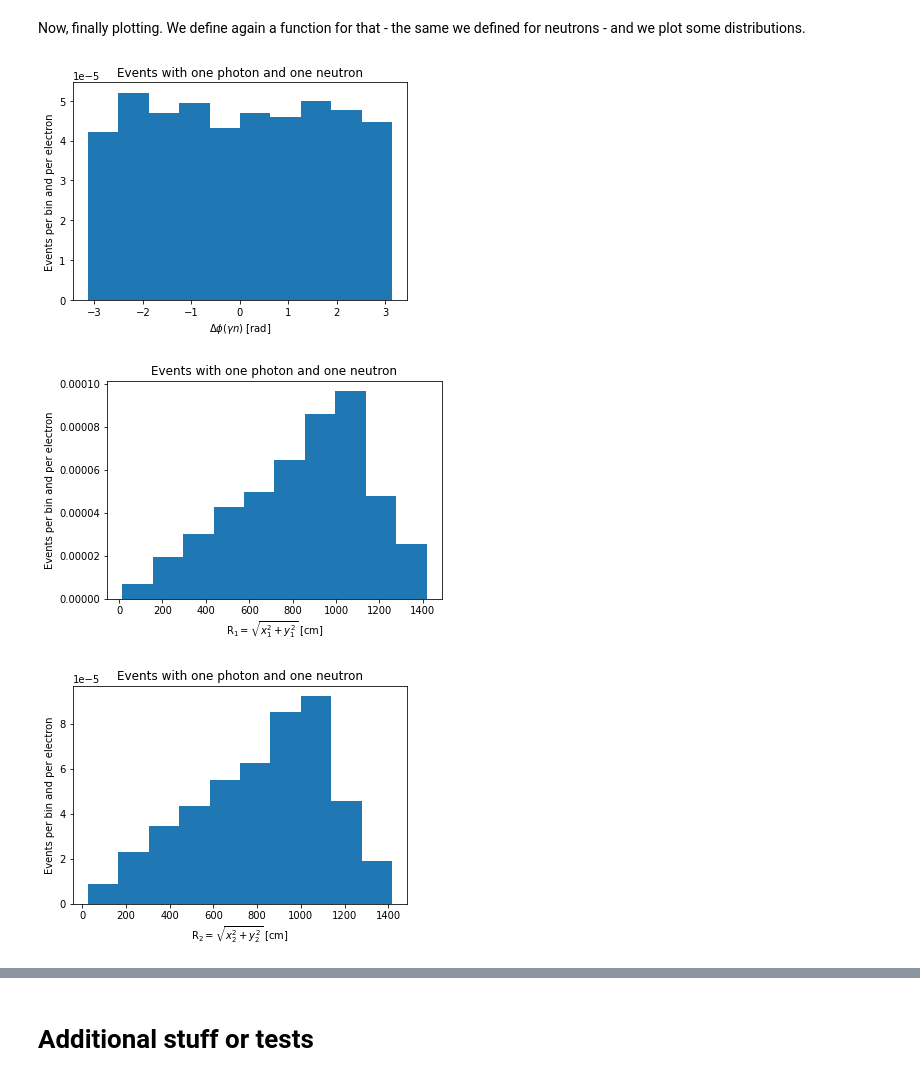
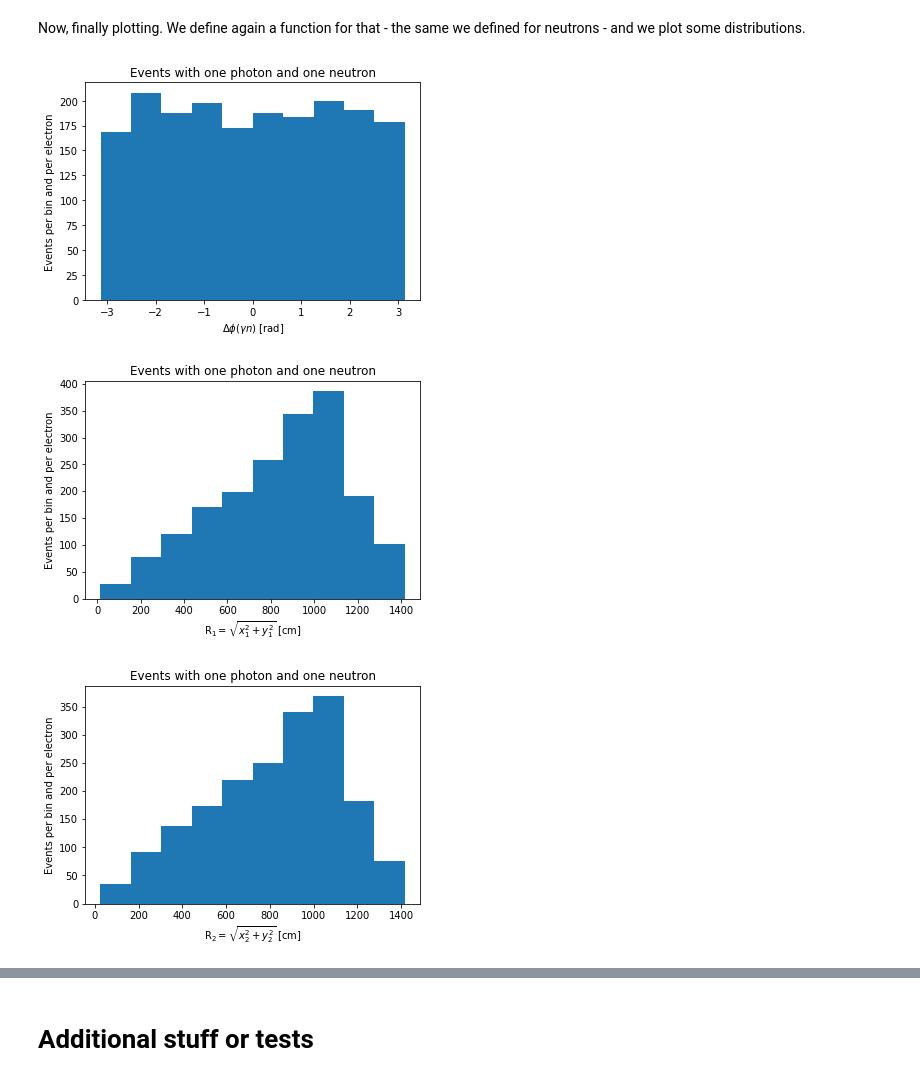
Before and after one commit to NTrevisani/LUXE-NPOD, a Jupyter notebook: Test1.ipynb, the cells around one changed output, grey strips where cells are left out. Drawn from its saved outputs; the diff is of its cells as text; code cells hidden in the pictures.

```diff
--- a/Test1.ipynb
+++ b/Test1.ipynb
@@ -78,23 +94,16 @@ files_list = [
 # %% [markdown]
 Read all the files at the same time. To reduce the memory needed, we load them one by one, selecting only events with the correct detid. We then concatenate the data frames associated to each file.
 # %%
-opening_list = [
-    phase0_folder + "e0ppw_3_0_0_particles_g4.root:Tracks",
-    phase0_folder + "e0ppw_3_0_1_particles_g4.root:Tracks",
-    phase0_folder + "e0ppw_3_0_2_particles_g4.root:Tracks",
-    phase0_folder + "e0ppw_3_0_3_particles_g4.root:Tracks",
-]
-
-# df=pd.DataFrame()
+# df=pd.DataFrame()º
 Tracks = uproot.open(opening_list[0])
 df_tmp = Tracks.arrays(["E", "pdg","detid","weight","theta","phi","vtxx","vtxy","vtxz","px","py","pz","x","y","z"], library="pd")
-df_bsm = df_tmp[df_tmp["detid"]==9000]
+df_bsm = df_tmp[(df_tmp["detid"]==9000) & (df_tmp["E"]>energy_cut)]
 df_bsm.head(10)
 
 for i in range(1, len(opening_list)):
     Tracks = uproot.open(opening_list[i])
     df_tmp = Tracks.arrays(["E", "pdg","detid","weight","theta","phi","vtxx","vtxy","vtxz","px","py","pz","x","y","z"], library="pd")
-    df_tmp_bsm = df_tmp[df_tmp["detid"]==9000]
+    df_tmp_bsm = df_tmp[(df_tmp["detid"]==9000) & (df_tmp["E"]>energy_cut)]
     df_bsm.append(df_tmp_bsm)
 # %% [markdown]
 ## Background studies
@@ -374,7 +365,7 @@ Now, finally plotting. We define a function for that, and then we plot few distr
 import matplotlib.pyplot as plt
 import sys,os
 
-def plot_histo(df, variable, weight=1, title="", x_label="", y_label="", file_name=None, folder_name=None, file_format="png"):
+def plot_histo(df, variable, weight=1, bins=10, title="", x_label="", y_label="", file_name=None, folder_name=None, file_format="png"):
     """Plots distributions from a dataframe
 
     df: input dataframe
@@ -389,7 +380,8 @@ def plot_histo(df, variable, weight=1, title="", x_label="", y_label="", file_na
     """
 
     # Prepare histogram
-    df[variable].plot(kind='hist', weights=weight)
+    # df[variable].plot(kind='hist', weights=weight)
+    plt.hist(df[variable], bins=bins)
     plt.title(title)
     plt.xlabel(x_label)
     plt.ylabel(y_label)
@@ -702,7 +704,7 @@ Now, finally plotting. We define again a function for that - the same we defined
 import matplotlib.pyplot as plt
 import sys,os
 
-def plot_histo(df, variable, weight=1, title="", x_label="", y_label="", file_name=None, folder_name=None, file_format="png"):
+def plot_histo(df, variable, weight=1, bins=10, title="", x_label="", y_label="", file_name=None, folder_name=None, file_format="png"):
     """Plots distributions from a dataframe
 
     df: input dataframe
@@ -717,7 +719,8 @@ def plot_histo(df, variable, weight=1, title="", x_label="", y_label="", file_na
     """
 
     # Prepare histogram
-    df[variable].plot(kind='hist', weights=weight)
+    # df[variable].plot(kind='hist', weights=weight)
+    plt.hist(df[variable], bins=bins)
     plt.title(title)
     plt.xlabel(x_label)
     plt.ylabel(y_label)
@@ -1058,7 +1064,7 @@ Now, finally plotting. We define again a function for that - the same we defined
 import matplotlib.pyplot as plt
 import sys,os
 
-def plot_histo(df, variable, weight=1, title="", x_label="", y_label="", file_name=None, folder_name=None, file_format="png"):
+def plot_histo(df, variable, weight=1, bins=10, title="", x_label="", y_label="", file_name=None, folder_name=None, file_format="png"):
     """Plots distributions from a dataframe
 
     df: input dataframe
@@ -1073,7 +1079,8 @@ def plot_histo(df, variable, weight=1, title="", x_label="", y_label="", file_na
     """
 
     # Prepare histogram
-    df[variable].plot(kind='hist', weights=weight)
+    # df[variable].plot(kind='hist', weights=weight)
+    plt.hist(df[variable], bins=bins)
     plt.title(title)
     plt.xlabel(x_label)
     plt.ylabel(y_label)
@@ -1089,36 +1096,39 @@ def plot_histo(df, variable, weight=1, title="", x_label="", y_label="", file_na
 # %%
 # Delta-phi(y,n)
 plot_histo(df_yn_or_ny_kinematics, 'delta_phi',
-           weight      = df_yn_or_ny_kinematics['weight']/(4*1.5e9),
+           weight      = df_yn_or_ny_kinematics['weight']/(BX*1.5e9),
+           bins        = 10,
            title       = "Events with one photon and one neutron",
            x_label     = r"$\Delta \phi (\gamma n)$ [rad]",
            y_label     = "Events per bin and per electron",
            file_name   = "delta_phi_yn",
-           folder_name = "e0ppw_3_0")
+           folder_name = output_folder)
 # %% [output]
-[figure, old version]
+[figure, new version]
 # %%
 # r_1: distance of first particle from the center of the detector
 plot_histo(df_yn_or_ny_kinematics, 'r_1',
-           weight      = df_yn_or_ny_kinematics['weight']/(4*1.5e9),
+           weight      = df_yn_or_ny_kinematics['weight']/(BX*1.5e9),
+           bins        = 10,
            title       = "Events with one photon and one neutron",
            x_label     = "R$_1 = \sqrt{x_1^2 + y_1^2}$ [cm]",
            y_label     = "Events per bin and per electron",
            file_name   = "r_1_yn",
-           folder_name = "e0ppw_3_0")
+           folder_name = output_folder)
 # %% [output]
-[figure, old version]
+[figure, new version]
 # %%
 # r_2: distance of second particle from the center of the detector
 plot_histo(df_yn_or_ny_kinematics, 'r_2',
-           weight      = df_yn_or_ny_kinematics['weight']/(4*1.5e9),
+           weight      = df_yn_or_ny_kinematics['weight']/(BX*1.5e9),
+           bins        = 10,
            title       = "Events with one photon and one neutron",
            x_label     = "R$_2 = \sqrt{x_2^2 + y_2^2}$ [cm]",
            y_label     = "Events per bin and per electron",
            file_name   = "r_2_yn",
-           folder_name = "e0ppw_3_0")
+           folder_name = output_folder)
 # %% [output]
-[figure, old version]
+[figure, new version]
 # %%
 # m_yn: invariant mass of the two particles system
 plot_histo(df_yn_or_ny_kinematics, 'm_yn',
```
Also changed, not shown: parts of 38 cells of this notebook.
